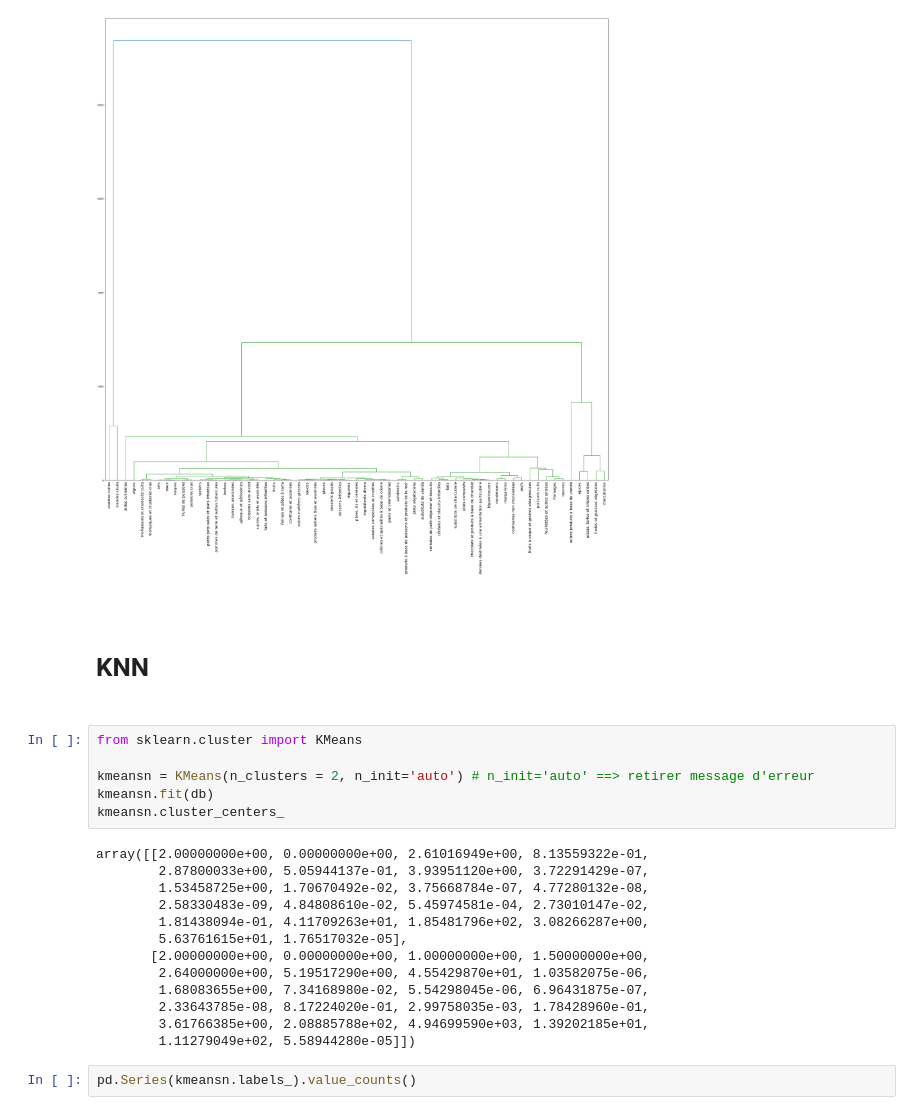
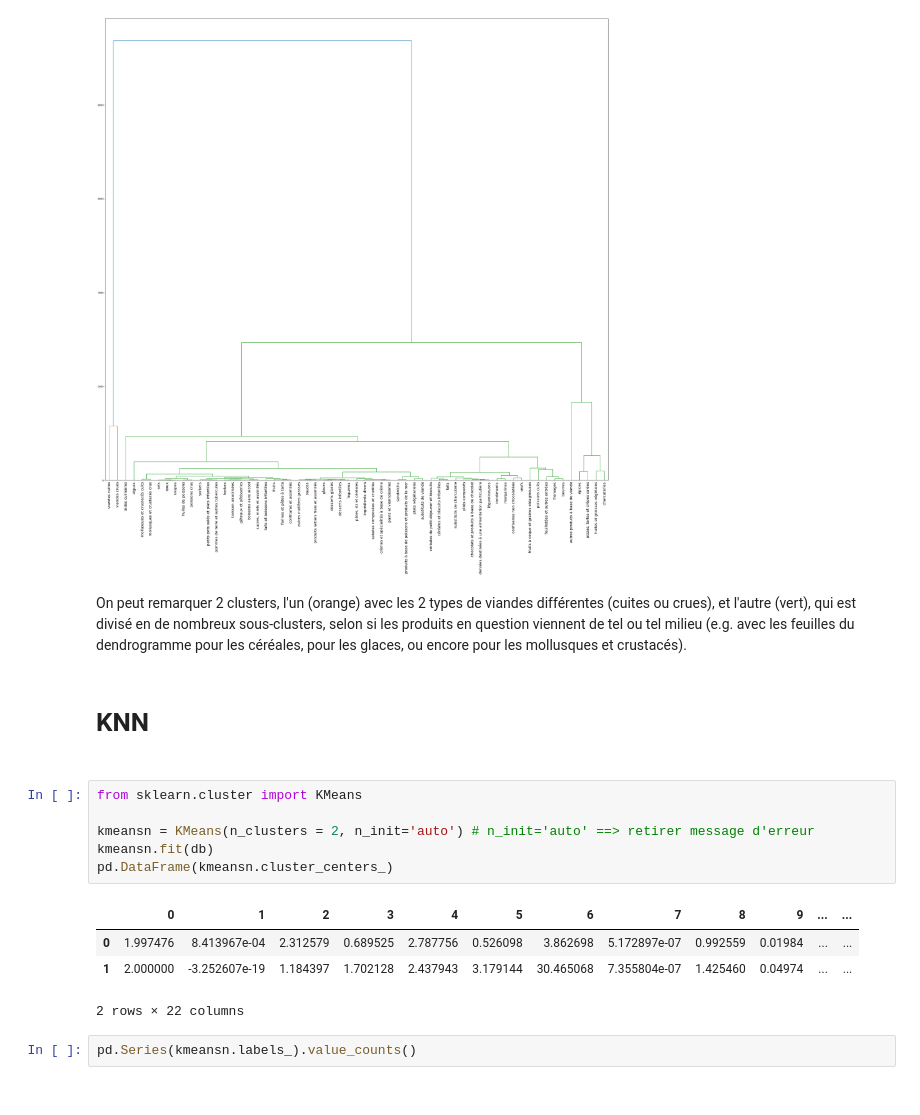
Before and after one commit to antoinebnm/PTS-Data, a Jupyter notebook: goodDatas.ipynb, the cells around one changed output. Cells and saved outputs as stored; diff of their text form.

Commit message:
derniers coms et typos, relire com courbe clusters

```diff
--- a/goodDatas.ipynb
+++ b/goodDatas.ipynb
@@ -523,30 +520,23 @@ dendrogram(
 plt.show()
 # %% [output]
 [figure]
-# %% [markdown]
-<p></p>
-<p></p>
+# %% [markdown]
+<p>
+On peut remarquer 2 clusters, l'un (orange) avec les 2 types de viandes différentes (cuites ou crues), et l'autre (vert), qui est divisé en de nombreux sous-clusters, selon si les produits en question viennent de tel ou tel milieu (e.g. avec les feuilles du dendrogramme pour les céréales, pour les glaces, ou encore pour les mollusques et crustacés).
+</p>
 # %% [markdown]
 <h1>KNN<h1>
 # %%
 from sklearn.cluster import KMeans
 
 kmeansn = KMeans(n_clusters = 2, n_init='auto') # n_init='auto' ==> retirer message d'erreur
 kmeansn.fit(db)
-kmeansn.cluster_centers_
+pd.DataFrame(kmeansn.cluster_centers_)
 # %% [output]
+|  | 0 | 1 | 2 | 3 | 4 | 5 | 6 | 7 | 8 | 9 | ... | ... |
+| 0 | 1.997476 | 8.413967e-04 | 2.312579 | 0.689525 | 2.787756 | 0.526098 | 3.862698 | 5.172897e-07 | 0.992559 | 0.01984 | ... | ... |
+| 1 | 2.000000 | -3.252607e-19 | 1.184397 | 1.702128 | 2.437943 | 3.179144 | 30.465068 | 7.355804e-07 | 1.425460 | 0.04974 | ... | ... |
-array([[2.00000000e+00, 0.00000000e+00, 2.61016949e+00, 8.13559322e-01,
-        2.87800033e+00, 5.05944137e-01, 3.93951120e+00, 3.72291429e-07,
-        1.53458725e+00, 1.70670492e-02, 3.75668784e-07, 4.77280132e-08,
-        2.58330483e-09, 4.84808610e-02, 5.45974581e-04, 2.73010147e-02,
-        1.81438094e-01, 4.11709263e+01, 1.85481796e+02, 3.08266287e+00,
-        5.63761615e+01, 1.76517032e-05],
-       [2.00000000e+00, 0.00000000e+00, 1.00000000e+00, 1.50000000e+00,
-        2.64000000e+00, 5.19517290e+00, 4.55429870e+01, 1.03582075e-06,
-        1.68083655e+00, 7.34168980e-02, 5.54298045e-06, 6.96431875e-07,
-        2.33643785e-08, 8.17224020e-01, 2.99758035e-03, 1.78428960e-01,
-        3.61766385e+00, 2.08885788e+02, 4.94699590e+03, 1.39202185e+01,
-        1.11279049e+02, 5.58944280e-05]])
+2 rows × 22 columns
 # %%
 pd.Series(kmeansn.labels_).value_counts()
 # %% [output]
```
Also changed, not shown: parts of 17 cells of this notebook.
